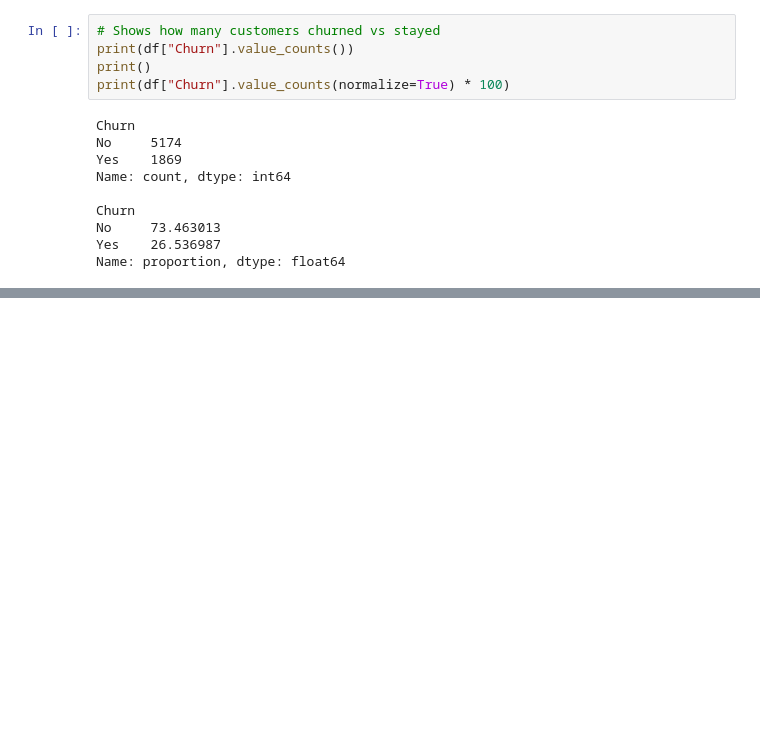
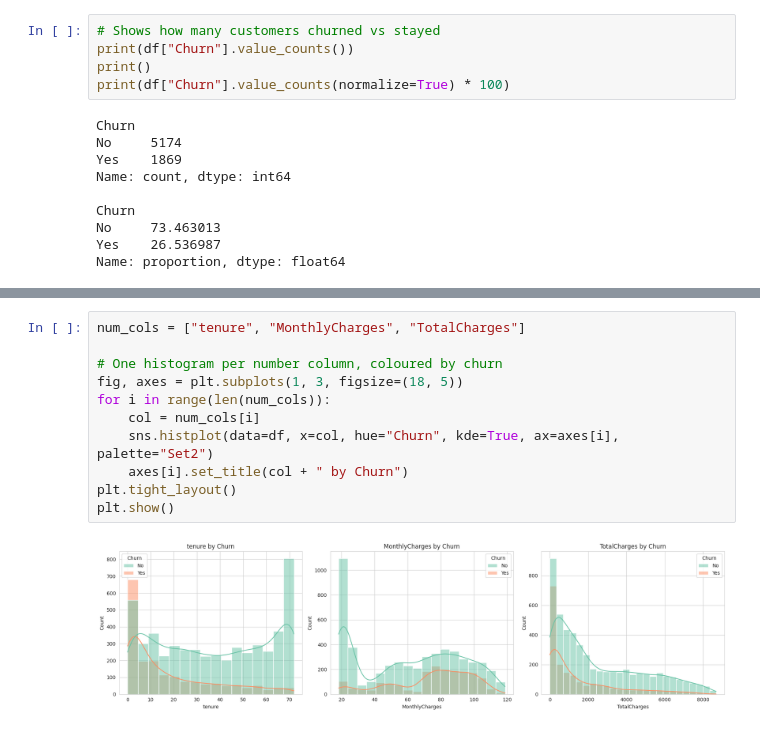
Before and after one commit to Hesandu-Ruwanpathirana/telco-customer-churn-prediction, a Jupyter notebook: churn_prediction.ipynb, the cells around one changed output, grey strips where cells are left out. Drawn from its saved outputs; the diff is of its cells as text; blank space fills up the shorter version.

```diff
--- a/churn_prediction.ipynb
+++ b/churn_prediction.ipynb
@@ -128,0 +155,13 @@ Name: proportion, dtype: float64
+# %%
+num_cols = ["tenure", "MonthlyCharges", "TotalCharges"]
+
+# One histogram per number column, coloured by churn
+fig, axes = plt.subplots(1, 3, figsize=(18, 5))
+for i in range(len(num_cols)):
+    col = num_cols[i]
+    sns.histplot(data=df, x=col, hue="Churn", kde=True, ax=axes[i], palette="Set2")
+    axes[i].set_title(col + " by Churn")
+plt.tight_layout()
+plt.show()
+# %% [output]
+[figure, added]
```
Also changed, not shown: parts of 11 cells of this notebook.
